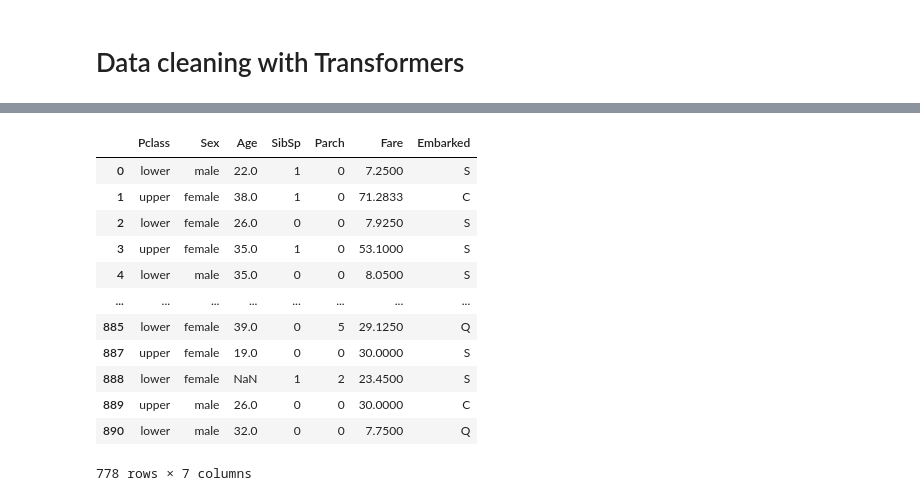
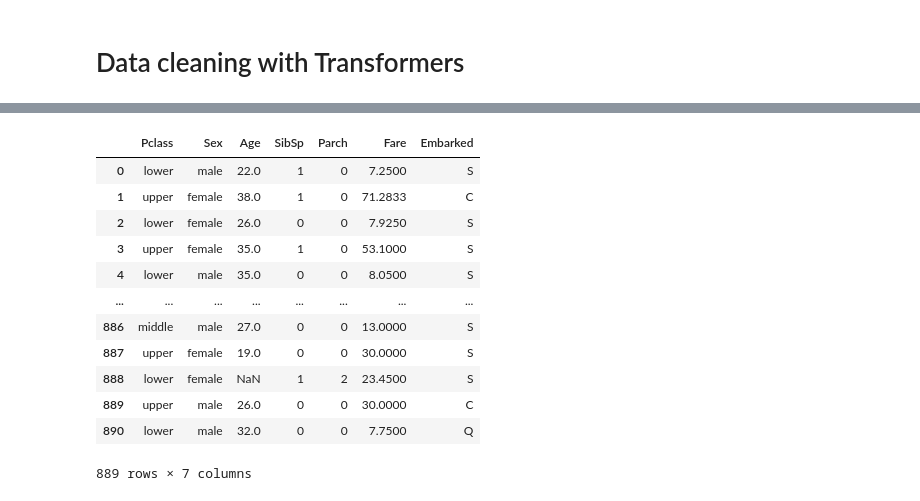
Before and after one commit to V1rex/100_ml_project, a Jupyter notebook: 010 - Titanic.ipynb, the cells around one changed output, grey strips where cells are left out. Saved outputs shown, nothing was run; the diff lists cells and outputs as text; code cells hidden in the pictures.

```diff
--- a/010 - Titanic.ipynb
+++ b/010 - Titanic.ipynb
@@ -214,8 +214,10 @@ class DataCleaner(BaseEstimator, TransformerMixin):
         return self
 
     def transform(self, X, y = None):
+        #X['Survived'] = y
+
         # Dropping uncessary columns
-        uncessary_cols = ['PassengerId','Name', 'Ticket', 'Cabin']
+        uncessary_cols = ['Name', 'Ticket', 'Cabin']
 
         X = X.drop(uncessary_cols, axis='columns')
 
@@ -227,7 +229,13 @@ class DataCleaner(BaseEstimator, TransformerMixin):
 
         #filling Categorical values with their meaning
         X['Pclass'] = X['Pclass'].replace({3:'lower', 2:'middle', 1:'upper'})
-        return X
+
+        # y = df['Survived']
+        # df.drop('Survived', axis=1, inplace=True)
+
+        Pass_g_id = X['PassengerId']
+        X.drop('PassengerId',inplace=True, axis=1)
+        return X, Pass_g_id
 # %%
 class DropFeatures(BaseEstimator, TransformerMixin):
     def __init__(self,columns_to_drop):
@@ -282,22 +348,29 @@ class OneHotEncodercustom(BaseEstimator, TransformerMixin):
 # %%
 # ['Pclass', 'Embarked','Sex']
 #for HotEncoding
-df = DataCleaner().transform(df)
+#df = DataCleaner().transform(df)
+
+df = DataCleaner().transform(df)[0]
+#X,y = OutlierExtractor().transform(X,y)
+
 y = df['Survived']
 df.drop(['Survived'], axis=1, inplace = True)
 X = df
+#
+# X
+
 X
 # %% [output]
 |  | Pclass | Sex | Age | SibSp | Parch | Fare | Embarked |
 | 0 | lower | male | 22.0 | 1 | 0 | 7.2500 | S |
 | 1 | upper | female | 38.0 | 1 | 0 | 71.2833 | C |
 | 2 | lower | female | 26.0 | 0 | 0 | 7.9250 | S |
 | 3 | upper | female | 35.0 | 1 | 0 | 53.1000 | S |
 | 4 | lower | male | 35.0 | 0 | 0 | 8.0500 | S |
 | ... | ... | ... | ... | ... | ... | ... | ... |
-| 885 | lower | female | 39.0 | 0 | 5 | 29.1250 | Q |
+| 886 | middle | male | 27.0 | 0 | 0 | 13.0000 | S |
 | 887 | upper | female | 19.0 | 0 | 0 | 30.0000 | S |
 | 888 | lower | female | NaN | 1 | 2 | 23.4500 | S |
 | 889 | upper | male | 26.0 | 0 | 0 | 30.0000 | C |
 | 890 | lower | male | 32.0 | 0 | 0 | 7.7500 | Q |
-778 rows × 7 columns
+889 rows × 7 columns
```
Also changed, not shown: parts of 11 cells of this notebook.
